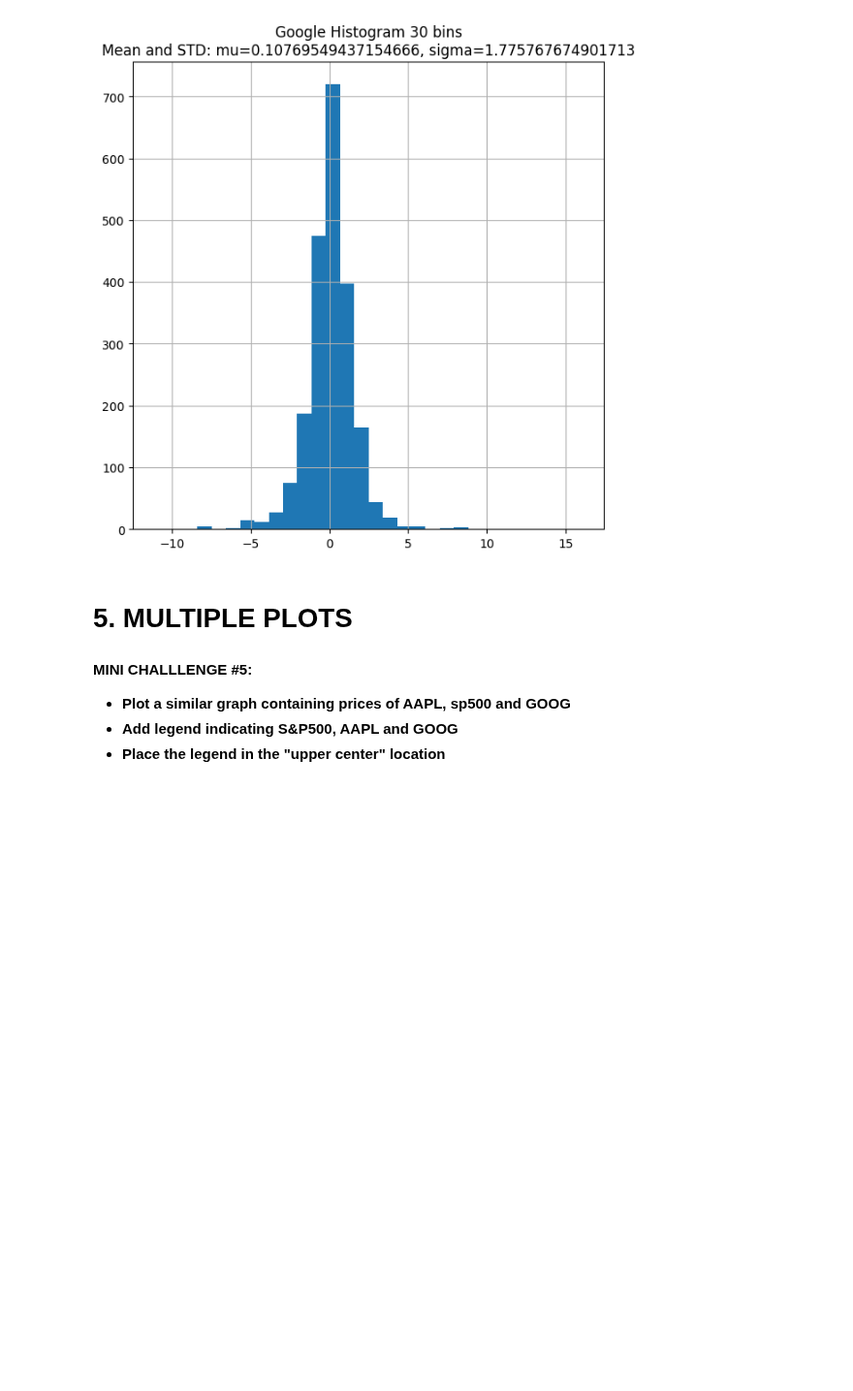
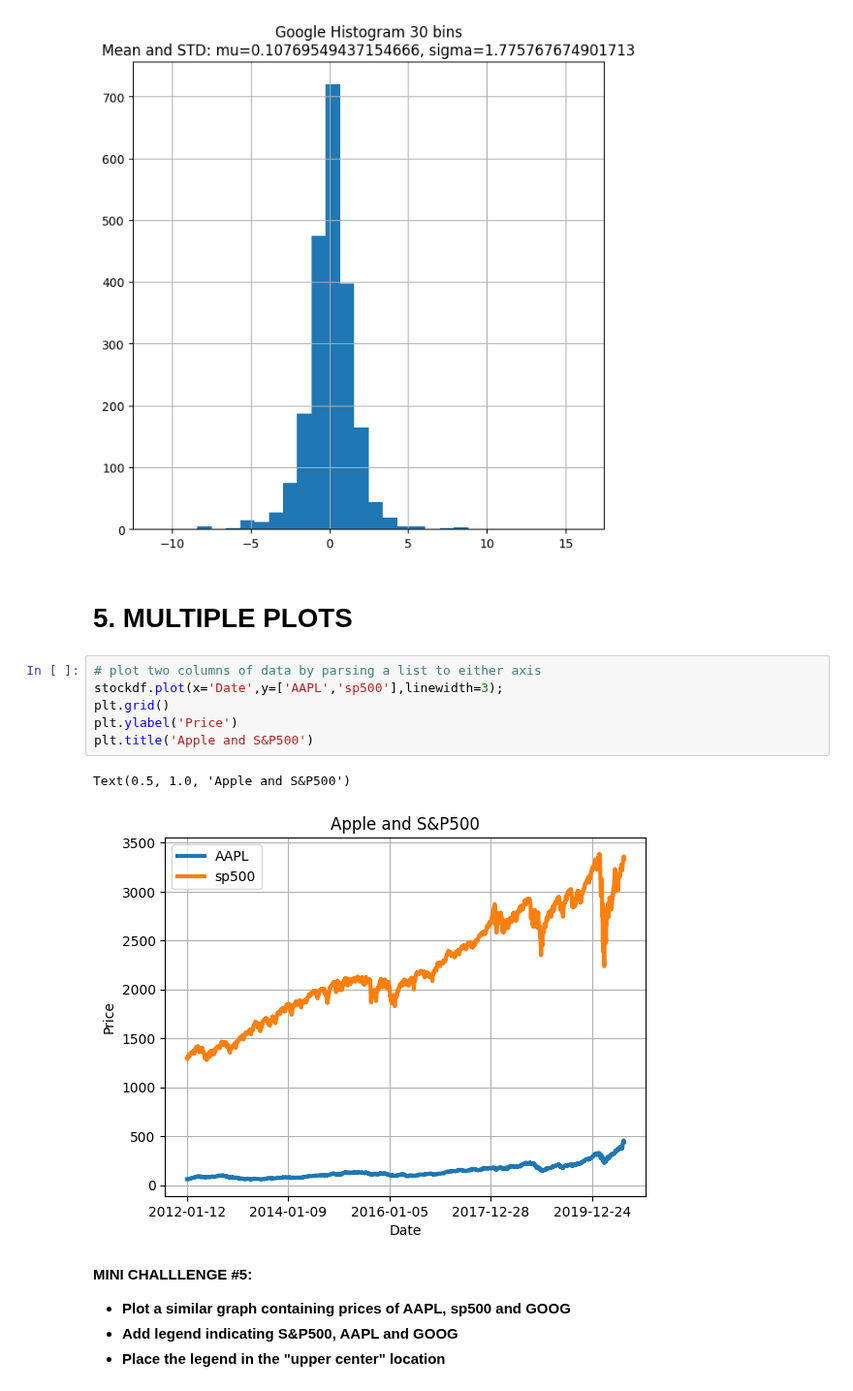
Before and after one commit to timvirga/StockPrediction, a Jupyter notebook: Section11-matplotlib/9_Python_101_Data_Visualization_with_matplotlib_Skeleton.ipynb, the cells around one changed output. Shown at 97% size. Cells and saved outputs as stored; diff of their text form; blank space fills up the shorter version.

Commit message:
matplotlib-multiple-plots

```diff
--- a/Section11-matplotlib/9_Python_101_Data_Visualization_with_matplotlib_Skeleton.ipynb
+++ b/Section11-matplotlib/9_Python_101_Data_Visualization_with_matplotlib_Skeleton.ipynb
@@ -169,6 +169,15 @@ Text(0.5, 1.0, 'Google Histogram 30 bins\nMean and STD: mu=0.10769549437154666,
 [figure]
 # %% [markdown]
 # 5. MULTIPLE PLOTS
+# %%
+# plot two columns of data by parsing a list to either axis
+stockdf.plot(x='Date',y=['AAPL','sp500'],linewidth=3);
+plt.grid()
+plt.ylabel('Price')
+plt.title('Apple and S&P500')
+# %% [output]
+Text(0.5, 1.0, 'Apple and S&P500')
+[figure, added]
 # %% [markdown]
 **MINI CHALLLENGE #5:**
 - **Plot a similar graph containing prices of AAPL, sp500 and GOOG**
```
Also changed, not shown: parts of 1 cell of this notebook.
